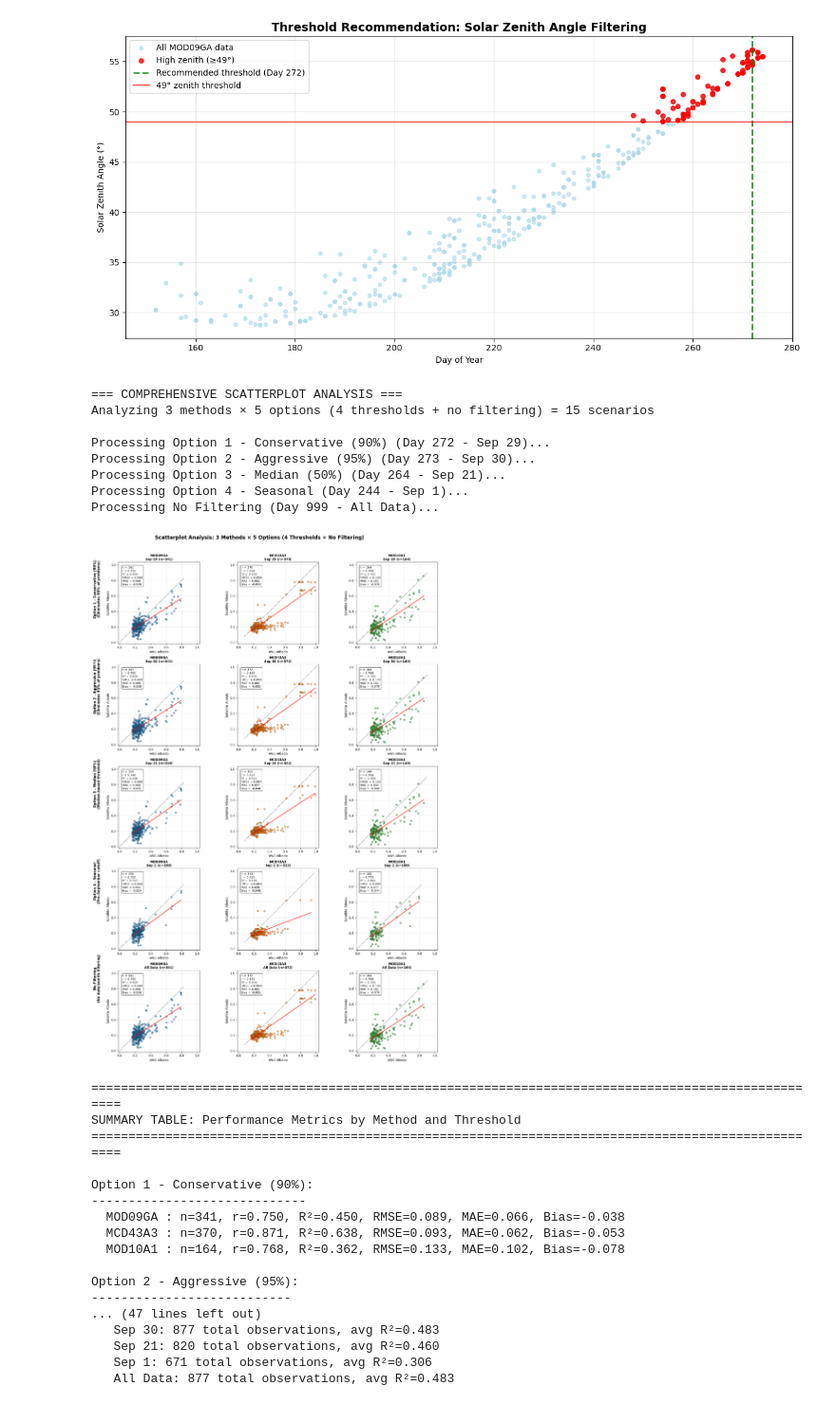
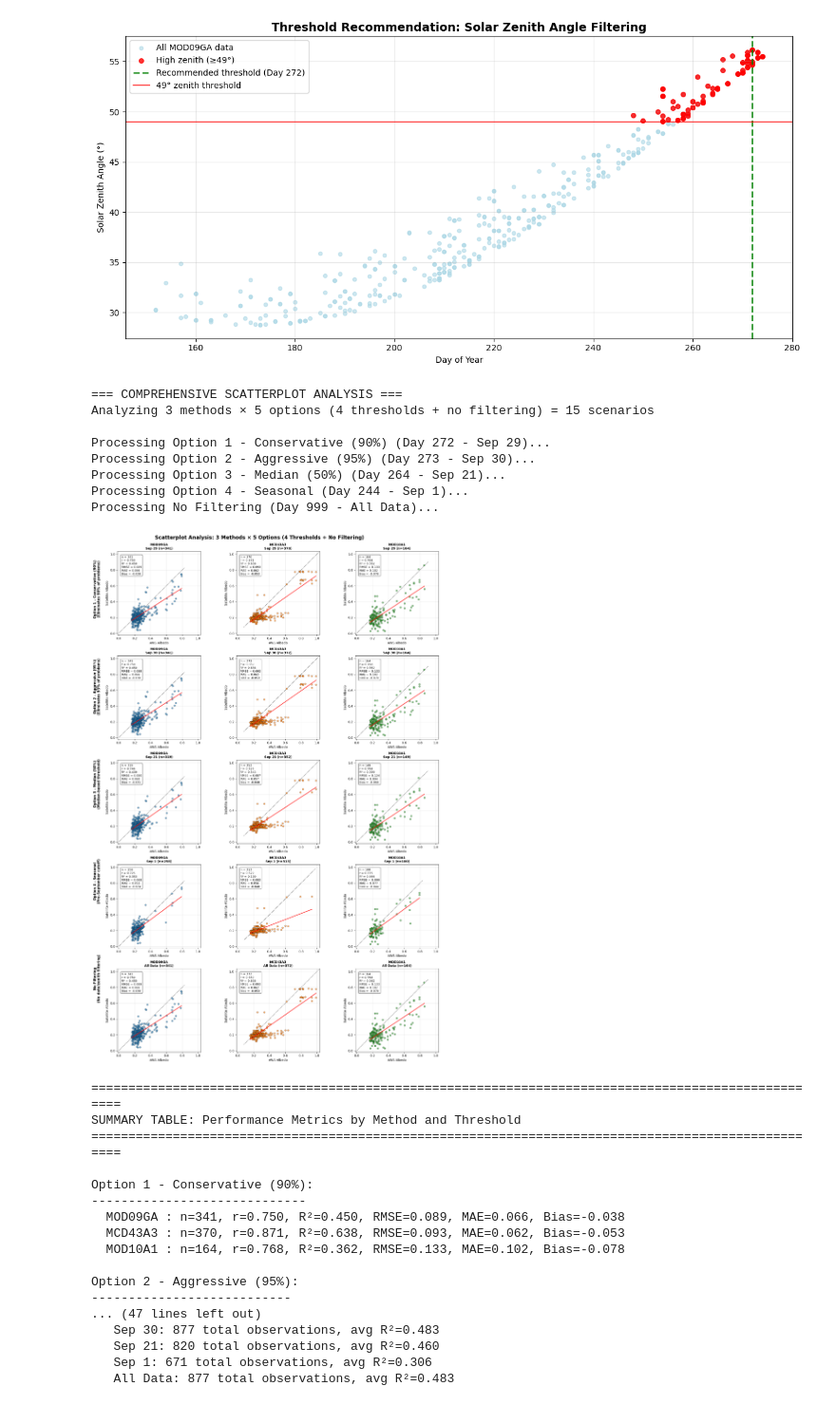
Before and after one commit to tofunori/athabasca_analysis, a Jupyter notebook: Athabasca_Albedo_Satellite_vs_AWS_Validation.ipynb, the cells around one changed output. Shown at 95% size. Cells and saved outputs as stored; diff of their text form; code cells hidden in the pictures.

Commit message:
Enhanced scatterplot analysis with improved layout
- Modified comprehensive analysis to use 5x3 grid with improved spacing
- Adjusted layout parameters for better visual presentation
- Fixed title spacing to prevent overlap with plots
- Moved row labels closer to plots for better readability
- Maintained square plot formatting with global axis limits

```diff
--- a/Athabasca_Albedo_Satellite_vs_AWS_Validation.ipynb
+++ b/Athabasca_Albedo_Satellite_vs_AWS_Validation.ipynb
@@ -2103,7 +2103,7 @@ if 'df_no_outliers' in globals():
                 rotation=90, va='center', ha='center', fontsize=11, fontweight='bold')
 
     plt.tight_layout()
-    plt.subplots_adjust(left=0.1, top=0.93)
+    plt.subplots_adjust(left=0.1, top=0.95)
     plt.show()
 
     # Create summary table
@@ -2163,34 +2163,34 @@ if 'df_no_outliers' in globals():
         # Best by method
         print(f"\n📊 BEST BY METHOD:")
         for method in methods.keys():
             method_data = valid_results[valid_results['Method'] == method]
             if len(method_data) > 0:
                 best_method = method_data.loc[method_data['r2'].idxmax()]
                 print(f"   {method}: {best_method['Threshold_Date']} threshold "
                       f"(r={best_method['r']:.3f}, R²={best_method['r2']:.3f})")
 
         # Data retention analysis
         print(f"\n📈 DATA RETENTION ANALYSIS:")
         for option_name, option_params in threshold_options.items():
             option_data = valid_results[valid_results['Threshold_Option'] == option_name]
             if len(option_data) > 0:
                 total_n = option_data['n'].sum()
                 avg_r2 = option_data['r2'].mean()
                 print(f"   {option_params['date']}: {total_n} total observations, avg R²={avg_r2:.3f}")
 
 else:
     print("Data not available. Please run the pr" \
     "evious analysis cells first.")
 # %% [output]
 === COMPREHENSIVE SCATTERPLOT ANALYSIS ===
 Analyzing 3 methods × 5 options (4 thresholds + no filtering) = 15 scenarios
 
 Processing Option 1 - Conservative (90%) (Day 272 - Sep 29)...
 Processing Option 2 - Aggressive (95%) (Day 273 - Sep 30)...
 Processing Option 3 - Median (50%) (Day 264 - Sep 21)...
 Processing Option 4 - Seasonal (Day 244 - Sep 1)...
 Processing No Filtering (Day 999 - All Data)...
-[figure, old version]
+[figure, new version]
 ====================================================================================================
 SUMMARY TABLE: Performance Metrics by Method and Threshold
 ====================================================================================================
```
